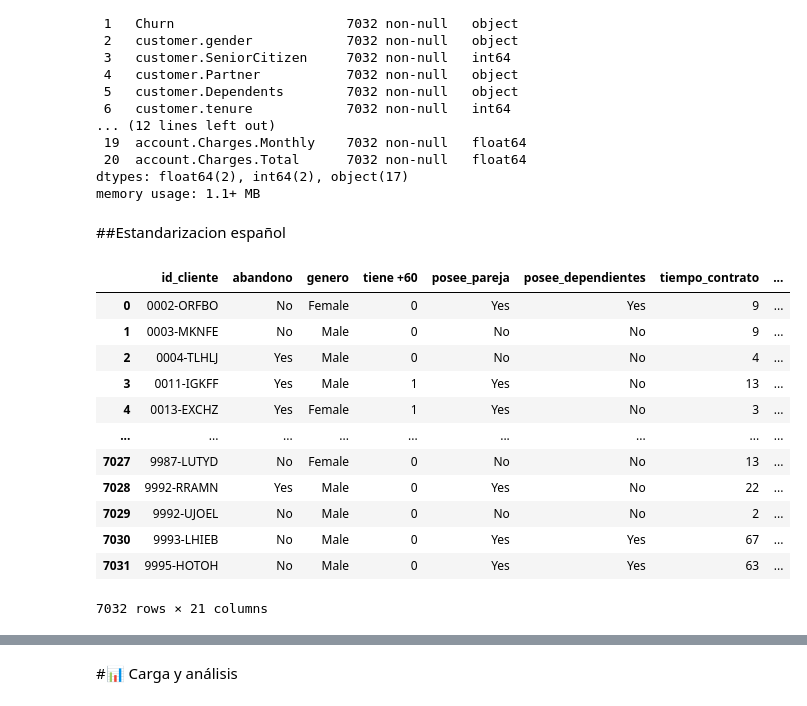
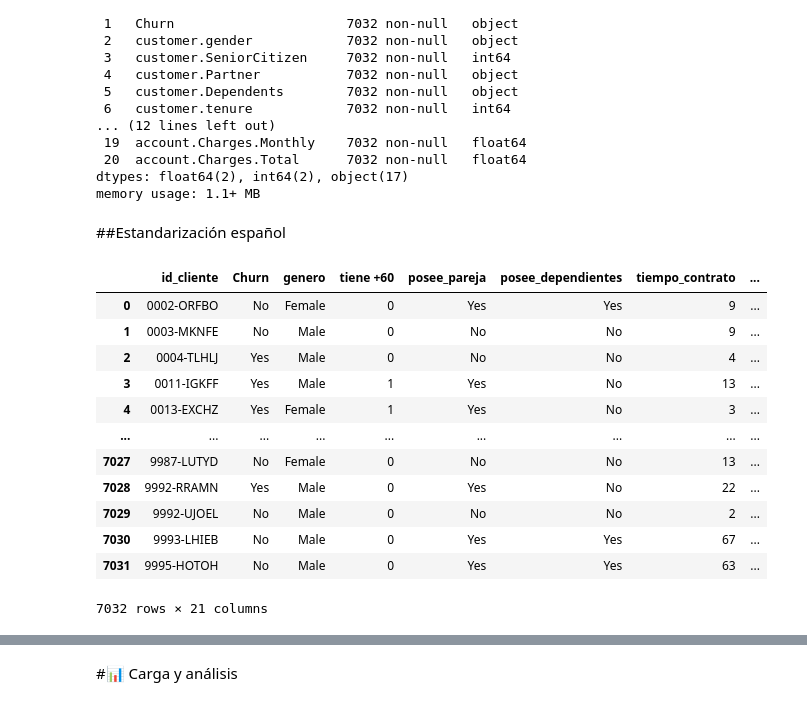
Before and after one commit to Solsmi/challenge_telecomx_latam, a Jupyter notebook: TelecomX_LATAM.ipynb, the cells around one changed output, grey strips where cells are left out. Cells and saved outputs as stored; diff of their text form; code cells hidden in the pictures.

```diff
--- a/TelecomX_LATAM.ipynb
+++ b/TelecomX_LATAM.ipynb
@@ -217,36 +217,35 @@ Data columns (total 21 columns):
 dtypes: float64(2), int64(2), object(17)
 memory usage: 1.1+ MB
 # %% [markdown]
-##Estandarizacion español
+##Estandarización español
 # %%
 columnas = {    # Diccionario con los nuevos nombres de las columnas.
     'customerID': 'id_cliente',
-    'Churn': 'abandono',
     'customer.gender': 'genero',
     'customer.SeniorCitizen': 'tiene +60',
     'customer.Partner': 'posee_pareja',
     'customer.Dependents': 'posee_dependientes',
     'customer.tenure': 'tiempo_contrato',
     'phone.PhoneService': 'servicio_telefono',
     'phone.MultipleLines': 'multiples_lineas',
     'internet.InternetService': 'tipo_internet',
     'internet.OnlineSecurity': 'seguridad_online',
     'internet.OnlineBackup': 'backup_online',
     'internet.DeviceProtection': 'proteccion_dispositivo',
     'internet.TechSupport': 'soporte_tecnico',
     'internet.StreamingTV': 'streaming_tv',
     'internet.StreamingMovies': 'streaming_peliculas',
     'account.Contract': 'tipo_contrato',
     'account.PaperlessBilling': 'factura_digital',
     'account.PaymentMethod': 'metodo_pago',
     'account.Charges.Monthly': 'cargo_mensual',
     'account.Charges.Total': 'cargo_total',
 
 }
 df = df.rename(columns= columnas)
 df
 # %% [output]
-|  | id_cliente | abandono | genero | tiene +60 | posee_pareja | posee_dependientes | tiempo_contrato | ... |
+|  | id_cliente | Churn | genero | tiene +60 | posee_pareja | posee_dependientes | tiempo_contrato | ... |
 | 0 | 0002-ORFBO | No | Female | 0 | Yes | Yes | 9 | ... |
 | 1 | 0003-MKNFE | No | Male | 0 | No | No | 9 | ... |
 | 2 | 0004-TLHLJ | Yes | Male | 0 | No | No | 4 | ... |
```
Also changed, not shown: parts of 12 cells of this notebook.
